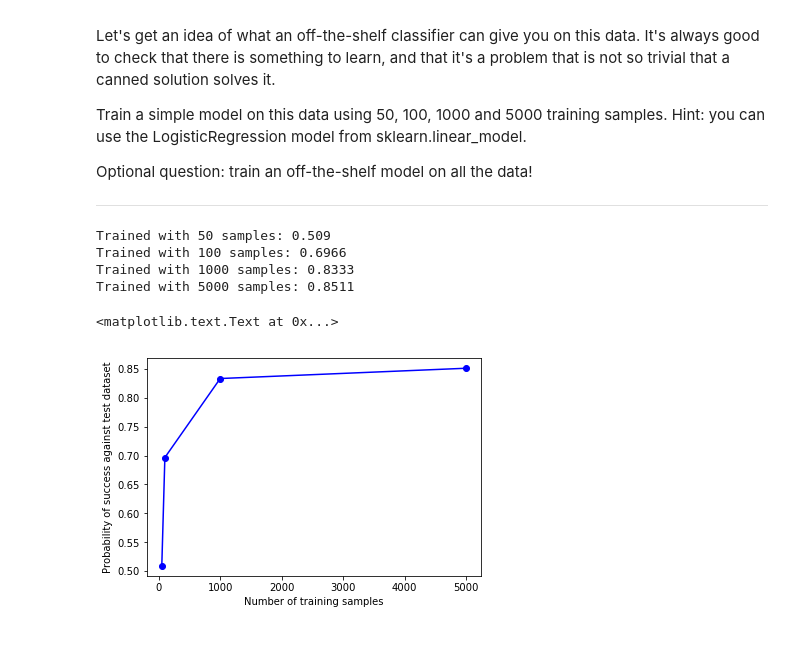
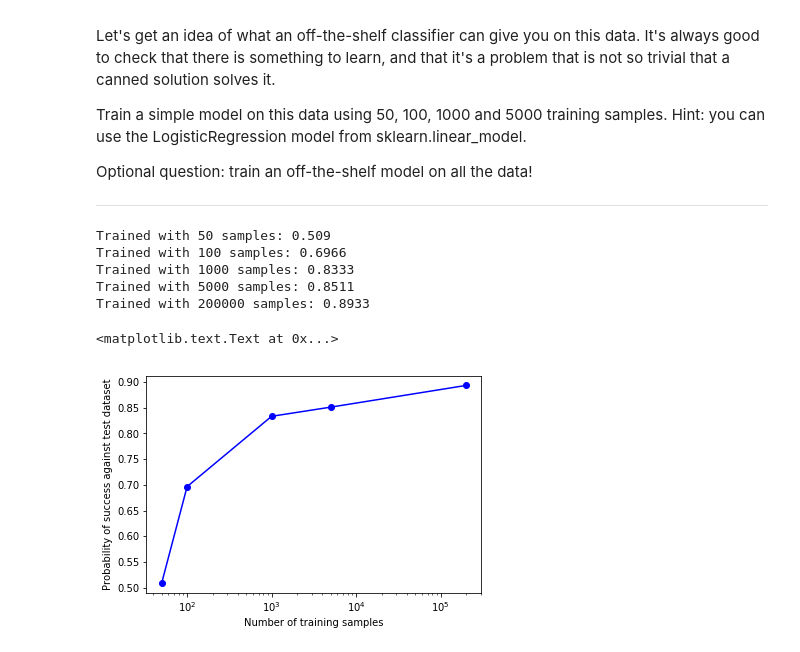
Before and after one commit to m-brandon/udacity_deeplearning, a Jupyter notebook: python_code/1_notmnist.ipynb, the cells around one changed output. Drawn from its saved outputs; the diff is of its cells as text; code cells hidden in the pictures.

Commit message:
Modification to LogisiticRegression notebook to include full training dataset.

```diff
--- a/python_code/1_notmnist.ipynb
+++ b/python_code/1_notmnist.ipynb
@@ -351,15 +354,19 @@ print("Trained with 1000 samples: "+str(model_1000_score))
 model_5000 = LogisticRegression().fit([x.flatten() for x in train_dataset[:5000]], train_labels[:5000])
 model_5000_score = model_5000.score([x.flatten() for x in test_dataset], test_labels)
 print("Trained with 5000 samples: "+str(model_5000_score))
+model_all = LogisticRegression().fit([x.flatten() for x in train_dataset], train_labels)
+model_all_score = model_all.score([x.flatten() for x in test_dataset], test_labels)
+print("Trained with " + str(len(train_dataset)) + " samples: "+str(model_all_score))
 # %% [output]
 Trained with 50 samples: 0.509
 Trained with 100 samples: 0.6966
 Trained with 1000 samples: 0.8333
 Trained with 5000 samples: 0.8511
+Trained with 200000 samples: 0.8933
 # %%
-plt.plot([50, 100, 1000, 5000], [model_50_score, model_100_score, model_1000_score, model_5000_score], "bo-")
+plt.semilogx([50, 100, 1000, 5000, len(train_dataset)], [model_50_score, model_100_score, model_1000_score, model_5000_score, model_all_score], "bo-")
 plt.xlabel("Number of training samples")
 plt.ylabel("Probability of success against test dataset")
 # %% [output]
 <matplotlib.text.Text at 0x...>
-[figure, old version]
+[figure, new version]
```
Also changed, not shown: parts of 3 cells of this notebook.
